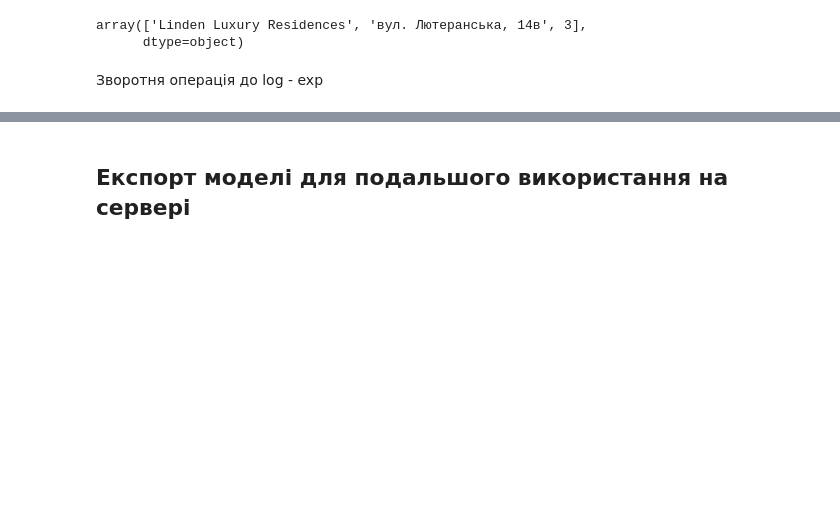
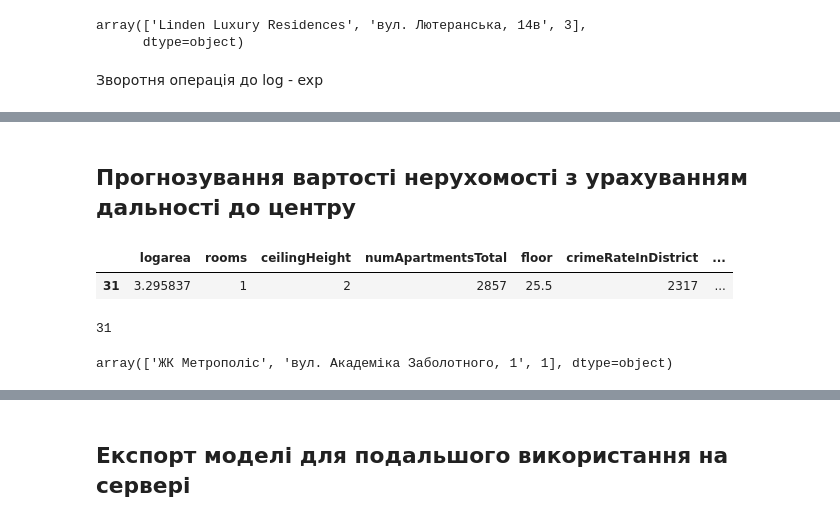
Before and after one commit to Acousticdesk/course-project-data-analysis, a Jupyter notebook: Regression-Copy1.ipynb, the cells around one changed output, grey strips where cells are left out. Saved outputs shown, nothing was run; the diff lists cells and outputs as text; code cells hidden in the pictures; blank space fills up the shorter version.

```diff
--- a/Regression-Copy1.ipynb
+++ b/Regression-Copy1.ipynb
@@ -517,0 +563,13 @@ f"Ціна квартири в {real_estate_info[0]} за адресою {real_e
+# %% [markdown]
+## Прогнозування вартості нерухомості з урахуванням дальності до центру
+# %%
+real_estate = df1.sample()[['logarea', 'rooms', 'ceilingHeight', 'numApartmentsTotal', 'floor', 'crimeRateInDistrict', 'minutesToCityCenter', 'predictedClass']]
+# %%
+real_estate
+# %% [output]
+|  | logarea | rooms | ceilingHeight | numApartmentsTotal | floor | crimeRateInDistrict | ... |
+| 31 | 3.295837 | 1 | 2 | 2857 | 25.5 | 2317 | ... |
+# %%
+real_estate.index.values[0]
+# %% [output]
+31
@@ -517,0 +578,4 @@ f"Ціна квартири в {real_estate_info[0]} за адресою {real_e
+# %%
+real_estate_info
+# %% [output]
+array(['ЖК Метрополіс', 'вул. Академіка Заболотного, 1', 1], dtype=object)
```
Also changed, not shown: parts of 23 cells of this notebook.
